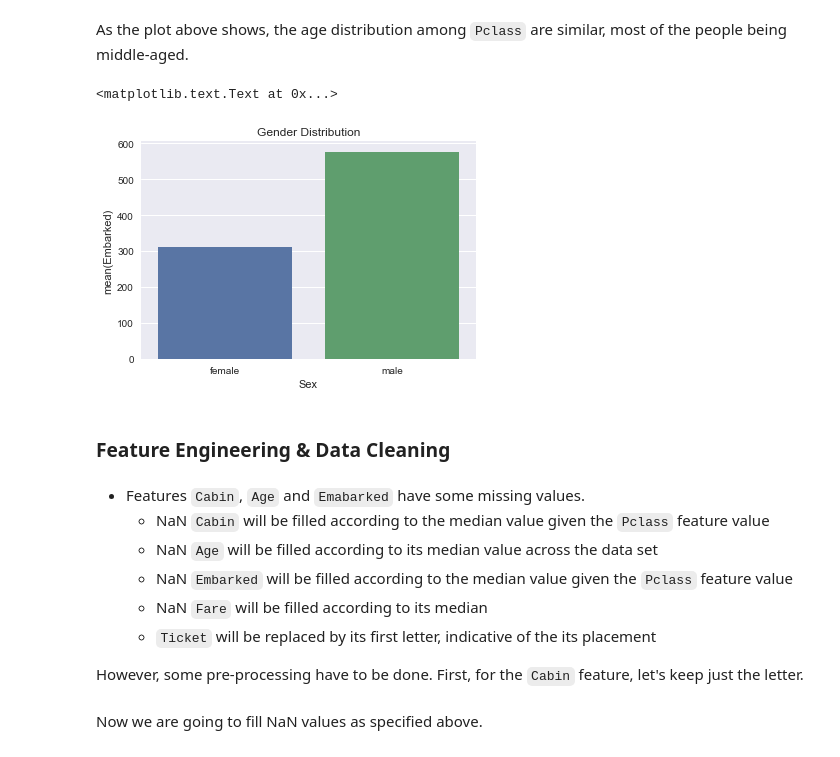
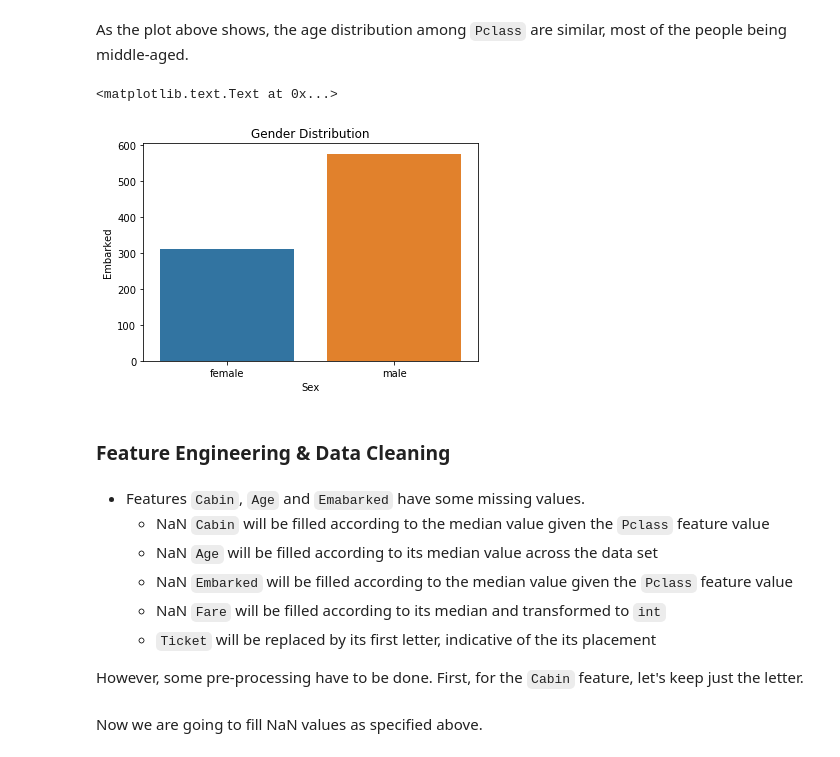
Before and after one commit to paulaceccon/ml-playground, a Jupyter notebook: Kernels/Titanic - ML from Disaster.ipynb, the cells around one changed output. Cells and saved outputs as stored; diff of their text form; code cells hidden in the pictures.

```diff
--- a/Kernels/Titanic - ML from Disaster.ipynb
+++ b/Kernels/Titanic - ML from Disaster.ipynb
@@ -142,10 +142,10 @@ As the plot above shows, the age distribution among `Pclass` are similar, most o
 # %%
 s = df_train.groupby(['Sex'], as_index=False)['Embarked'].count()
 sns.barplot(x='Sex', y='Embarked', data=s)
-sns.plt.title('Gender Distribution')
+plt.title('Gender Distribution')
 # %% [output]
 <matplotlib.text.Text at 0x...>
-[figure, old version]
+[figure, new version]
 # %% [markdown]
 ### Feature Engineering & Data Cleaning
 # %%
@@ -155,7 +155,7 @@ df_both = pd.concat([df_train, df_valid])
     * NaN `Cabin` will be filled according to the median value given the `Pclass` feature value
     * NaN `Age` will be filled according to its median value across the data set
     * NaN `Embarked` will be filled according to the median value given the `Pclass` feature value
-    * NaN `Fare` will be filled according to its median
+    * NaN `Fare` will be filled according to its median and transformed to `int`
     * `Ticket` will be replaced by its first letter, indicative of the its placement
 
 However, some pre-processing have to be done. First, for the `Cabin` feature, let's keep just the letter.
```
Also changed, not shown: parts of 58 cells of this notebook, 2 other files.
